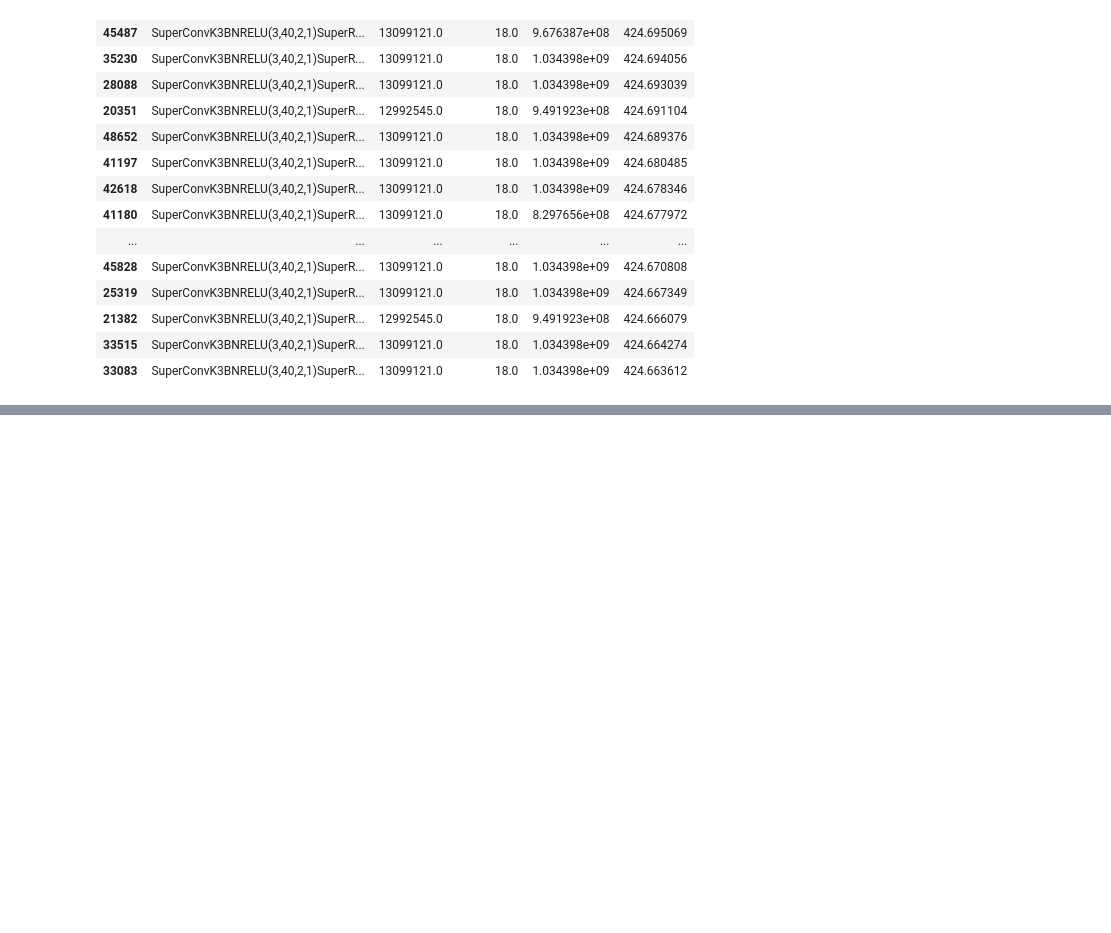
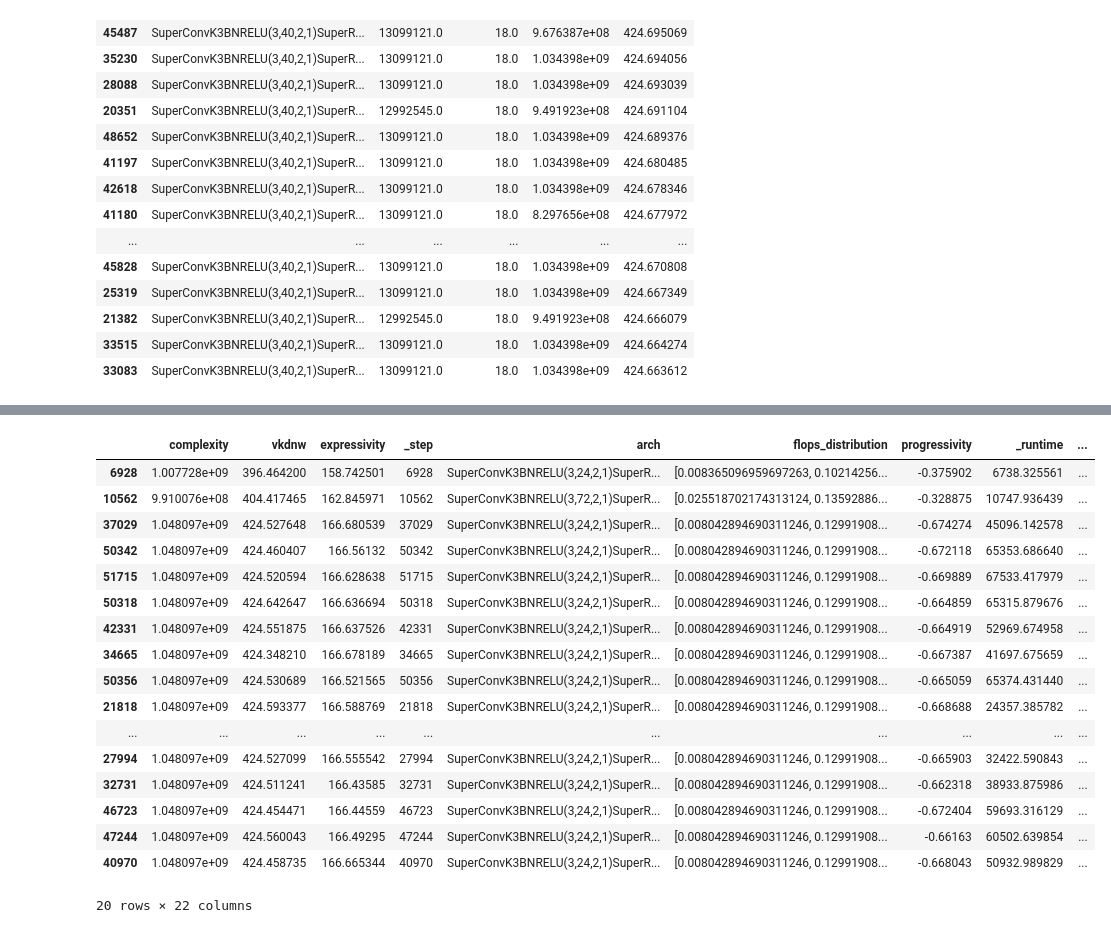
Before and after one commit to ondratybl/VKDNW, a Jupyter notebook: NB201/tss_choose_best.ipynb, the cells around one changed output, grey strips where cells are left out. Cells and saved outputs as stored; diff of their text form; code cells hidden in the pictures; blank space fills up the shorter version.

```diff
--- a/NB201/tss_choose_best.ipynb
+++ b/NB201/tss_choose_best.ipynb
@@ -1278,0 +1478,21 @@ run[['net_str', 'model_size', 'num_layers', 'flops', 'score']].sort_values('scor
+# %%
+run_temp.sort_values('az_nas', ascending=False).head(20)  # 'SuperConvK3BNRELU(3,24,2,1)SuperResIDWE2K3(24,48,2,56,1)SuperResIDWE1K3(48,56,2,48,3)SuperResIDWE2K7(56,160,2,144,3)SuperResIDWE2K5(160,112,2,112,4)SuperResIDWE4K3(112,352,1,416,5)SuperConvK1BNRELU(352,2048,1,1) # VKDNW_expert_d
+# %% [output]
+|  | complexity | vkdnw | expressivity | _step | arch | flops_distribution | progressivity | _runtime | ... |
+| 6928 | 1.007728e+09 | 396.464200 | 158.742501 | 6928 | SuperConvK3BNRELU(3,24,2,1)SuperR... | [0.008365096959697263, 0.10214256... | -0.375902 | 6738.325561 | ... |
+| 10562 | 9.910076e+08 | 404.417465 | 162.845971 | 10562 | SuperConvK3BNRELU(3,72,2,1)SuperR... | [0.025518702174313124, 0.13592886... | -0.328875 | 10747.936439 | ... |
+| 37029 | 1.048097e+09 | 424.527648 | 166.680539 | 37029 | SuperConvK3BNRELU(3,24,2,1)SuperR... | [0.008042894690311246, 0.12991908... | -0.674274 | 45096.142578 | ... |
+| 50342 | 1.048097e+09 | 424.460407 | 166.56132 | 50342 | SuperConvK3BNRELU(3,24,2,1)SuperR... | [0.008042894690311246, 0.12991908... | -0.672118 | 65353.686640 | ... |
+| 51715 | 1.048097e+09 | 424.520594 | 166.628638 | 51715 | SuperConvK3BNRELU(3,24,2,1)SuperR... | [0.008042894690311246, 0.12991908... | -0.669889 | 67533.417979 | ... |
+| 50318 | 1.048097e+09 | 424.642647 | 166.636694 | 50318 | SuperConvK3BNRELU(3,24,2,1)SuperR... | [0.008042894690311246, 0.12991908... | -0.664859 | 65315.879676 | ... |
+| 42331 | 1.048097e+09 | 424.551875 | 166.637526 | 42331 | SuperConvK3BNRELU(3,24,2,1)SuperR... | [0.008042894690311246, 0.12991908... | -0.664919 | 52969.674958 | ... |
+| 34665 | 1.048097e+09 | 424.348210 | 166.678189 | 34665 | SuperConvK3BNRELU(3,24,2,1)SuperR... | [0.008042894690311246, 0.12991908... | -0.667387 | 41697.675659 | ... |
+| 50356 | 1.048097e+09 | 424.530689 | 166.521565 | 50356 | SuperConvK3BNRELU(3,24,2,1)SuperR... | [0.008042894690311246, 0.12991908... | -0.665059 | 65374.431440 | ... |
+| 21818 | 1.048097e+09 | 424.593377 | 166.588769 | 21818 | SuperConvK3BNRELU(3,24,2,1)SuperR... | [0.008042894690311246, 0.12991908... | -0.668688 | 24357.385782 | ... |
+| ... | ... | ... | ... | ... | ... | ... | ... | ... | ... |
+| 27994 | 1.048097e+09 | 424.527099 | 166.555542 | 27994 | SuperConvK3BNRELU(3,24,2,1)SuperR... | [0.008042894690311246, 0.12991908... | -0.665903 | 32422.590843 | ... |
+| 32731 | 1.048097e+09 | 424.511241 | 166.43585 | 32731 | SuperConvK3BNRELU(3,24,2,1)SuperR... | [0.008042894690311246, 0.12991908... | -0.662318 | 38933.875986 | ... |
+| 46723 | 1.048097e+09 | 424.454471 | 166.44559 | 46723 | SuperConvK3BNRELU(3,24,2,1)SuperR... | [0.008042894690311246, 0.12991908... | -0.672404 | 59693.316129 | ... |
+| 47244 | 1.048097e+09 | 424.560043 | 166.49295 | 47244 | SuperConvK3BNRELU(3,24,2,1)SuperR... | [0.008042894690311246, 0.12991908... | -0.66163 | 60502.639854 | ... |
+| 40970 | 1.048097e+09 | 424.458735 | 166.665344 | 40970 | SuperConvK3BNRELU(3,24,2,1)SuperR... | [0.008042894690311246, 0.12991908... | -0.668043 | 50932.989829 | ... |
+20 rows × 22 columns
```
Also changed, not shown: parts of 18 cells of this notebook, 5 other files.
